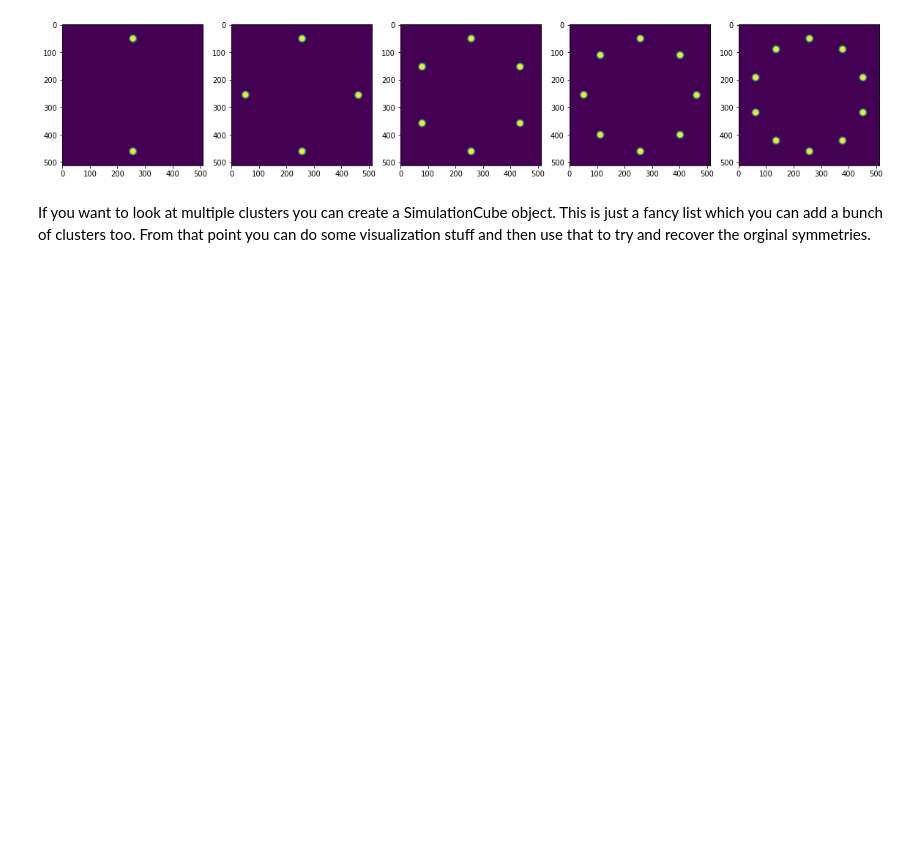
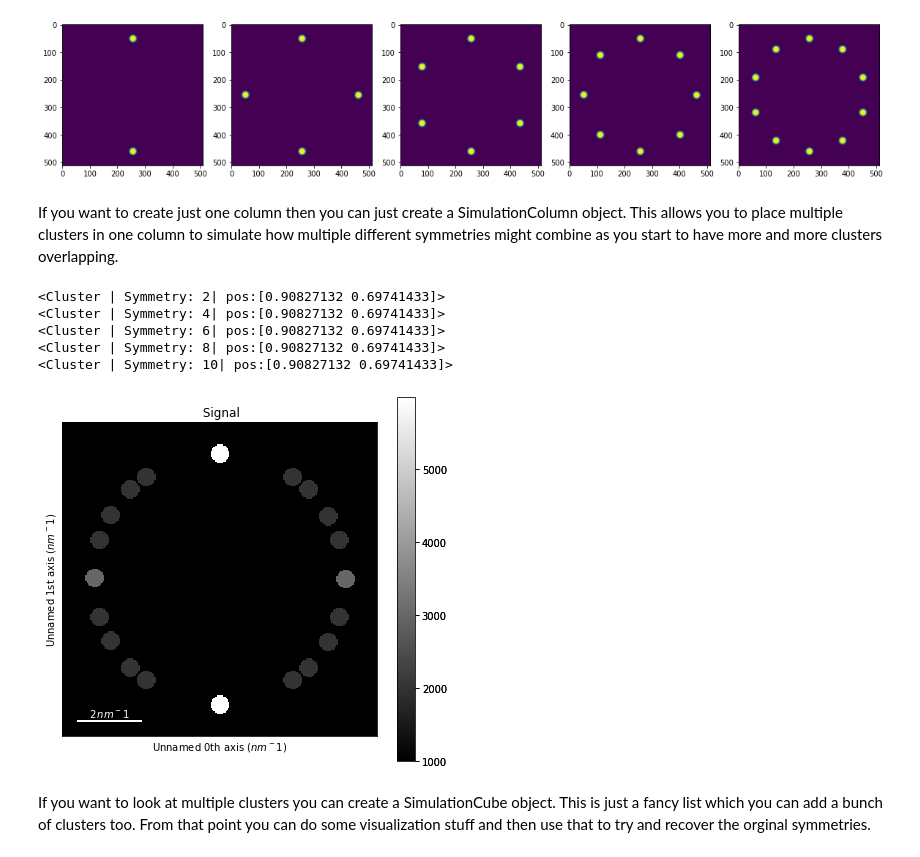
Before and after one commit to CSSFrancis/SymSim, a Jupyter notebook: SymSim/notebooks/SymSimExample.ipynb, the cells around one changed output. Saved outputs shown, nothing was run; the diff lists cells and outputs as text; code cells hidden in the pictures; blank space fills up the shorter version.

Commit message:
Added Simulation Column object to simulate diffraction from a series of Clusters in one column

```diff
--- a/SymSim/notebooks/SymSimExample.ipynb
+++ b/SymSim/notebooks/SymSimExample.ipynb
@@ -50,3 +50,5 @@ for p,c in zip(subplots, clusters):
 plt.show()
 # %% [output]
 [figure]
+# %% [markdown]
+If you want to create just one column then you can just create a SimulationColumn object. This allows you to place multiple clusters in one column to simulate how multiple different symmetries might combine as you start to have more and more clusters overlapping.
@@ -53,3 +57,17 @@ plt.show()
+# %%
+col = SimulationColumn()
+# %%
+ for i in range(2,11,2):
+    col.append(Cluster(symmetry=i))
+# %%
+col.get_diffraction().plot()
+# %% [output]
+<Cluster | Symmetry: 2| pos:[0.90827132 0.69741433]>
+<Cluster | Symmetry: 4| pos:[0.90827132 0.69741433]>
+<Cluster | Symmetry: 6| pos:[0.90827132 0.69741433]>
+<Cluster | Symmetry: 8| pos:[0.90827132 0.69741433]>
+<Cluster | Symmetry: 10| pos:[0.90827132 0.69741433]>
+[figure, added]
 # %% [markdown]
 If you want to look at multiple clusters you can create a SimulationCube object.  This is just a fancy list which you can add a bunch of clusters too.  From that point you can do some visualization stuff and then use that to try and recover the orginal symmetries.
 # %%
```
Also changed, not shown: parts of 7 cells of this notebook, 4 other files.
